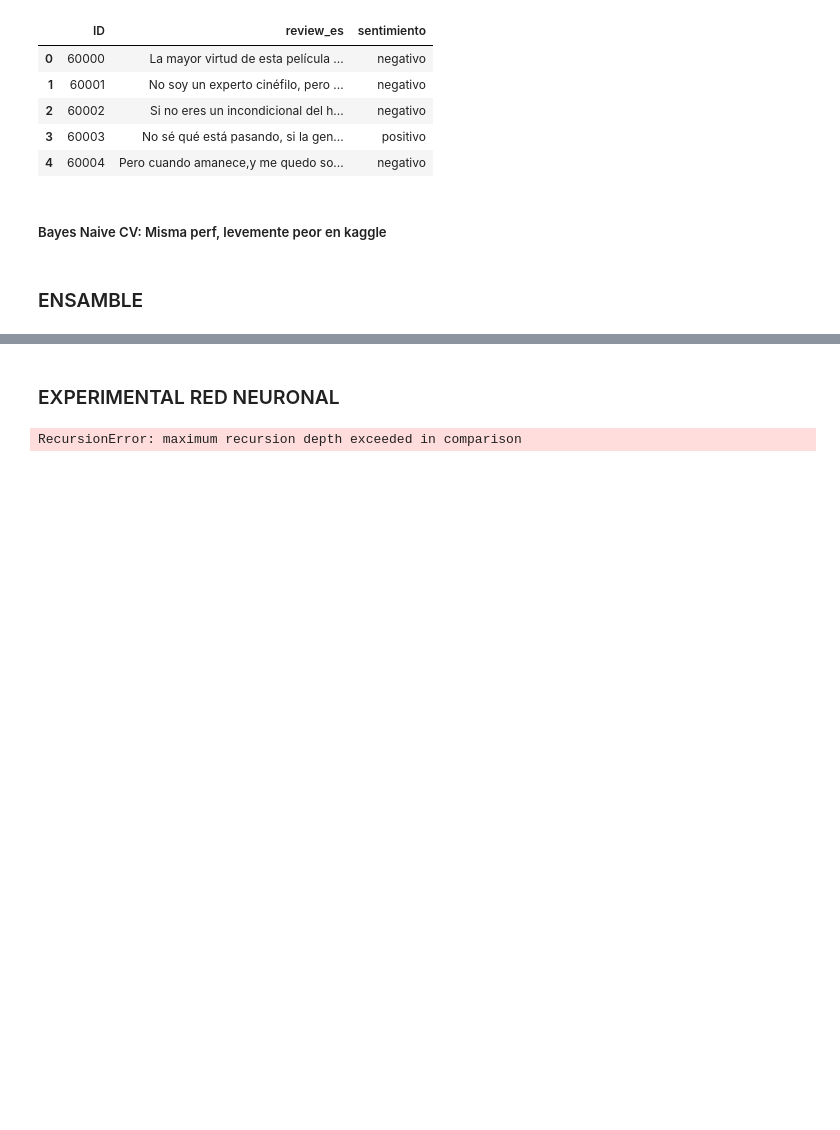
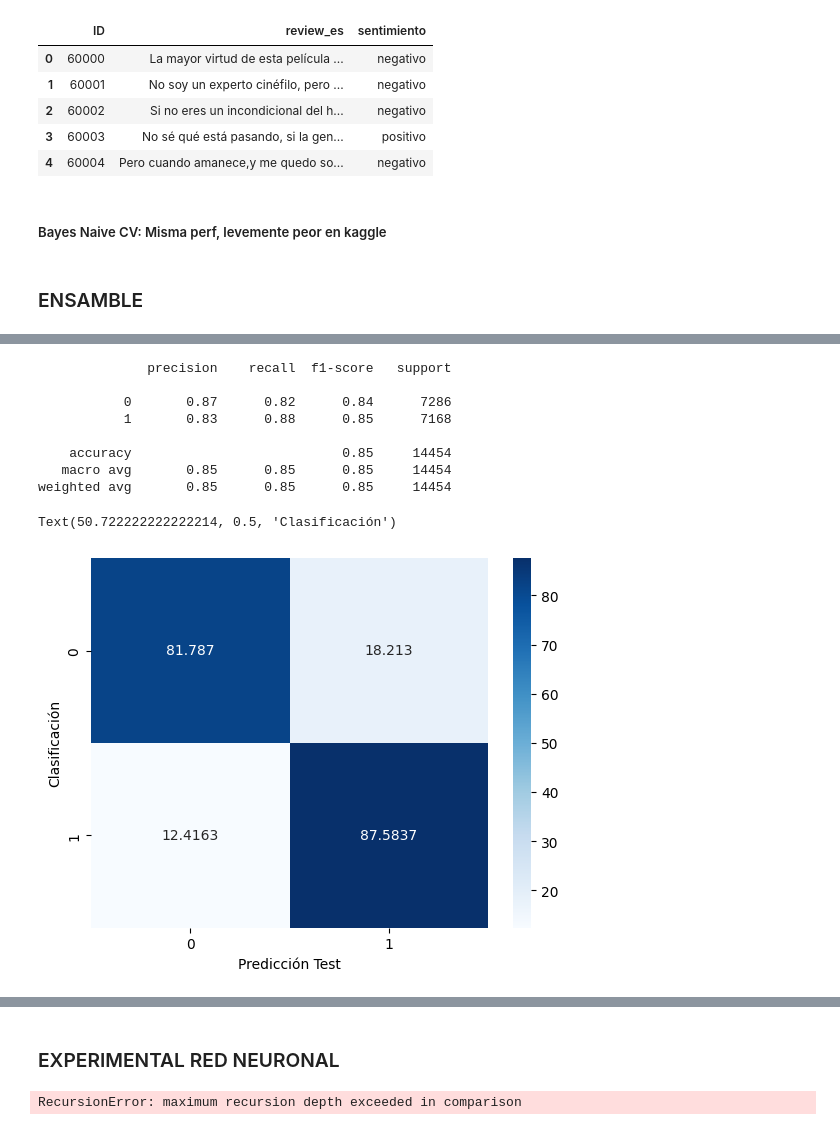
Before and after one commit to sttesta3/7506R-1C2024-GRUPO08, a Jupyter notebook: TP2_BayesNaive.ipynb, the cells around one changed output, grey strips where cells are left out. Cells and saved outputs as stored; diff of their text form; code cells hidden in the pictures; blank space fills up the shorter version.

Commit message:
Ensamble de naive bayes listo. raro mismo score

```diff
--- a/TP2_BayesNaive.ipynb
+++ b/TP2_BayesNaive.ipynb
@@ -664,0 +655,4 @@ KeyError: 10
+# %%
+# TEST - Varios NBs promediados
+votacionNB = VotingClassifier(estimators=[('NB'+str(i),NBs[i - 2])for i in range(BEST_FOLDS-1,BEST_FOLDS+1)],voting="hard")
+votacionNB.fit(Xp_train.texto_codificado, Yp_train.map({"positivo":0,"negativo":1}))
@@ -664,0 +670,20 @@ KeyError: 10
+# %%
+y_pred = votacionNB.predict(Xp_test.texto_codificado)
+
+print(classification_report(Yp_test.map({"positivo":0,"negativo":1}),y_pred))
+
+cm = confusion_matrix(Yp_test.map({"positivo":0,"negativo":1}),y_pred,normalize='true')*100
+sns.heatmap(cm, cmap='Blues',annot=True,fmt='g')
+plt.xlabel('Predicción Test')
+plt.ylabel('Clasificación')
+# %% [output]
+              precision    recall  f1-score   support
+
+           0       0.87      0.82      0.84      7286
+           1       0.83      0.88      0.85      7168
+
+    accuracy                           0.85     14454
+   macro avg       0.85      0.85      0.85     14454
+weighted avg       0.85      0.85      0.85     14454
+Text(50.722222222222214, 0.5, 'Clasificación')
+[figure, added]
```
Also changed, not shown: parts of 11 cells of this notebook.
